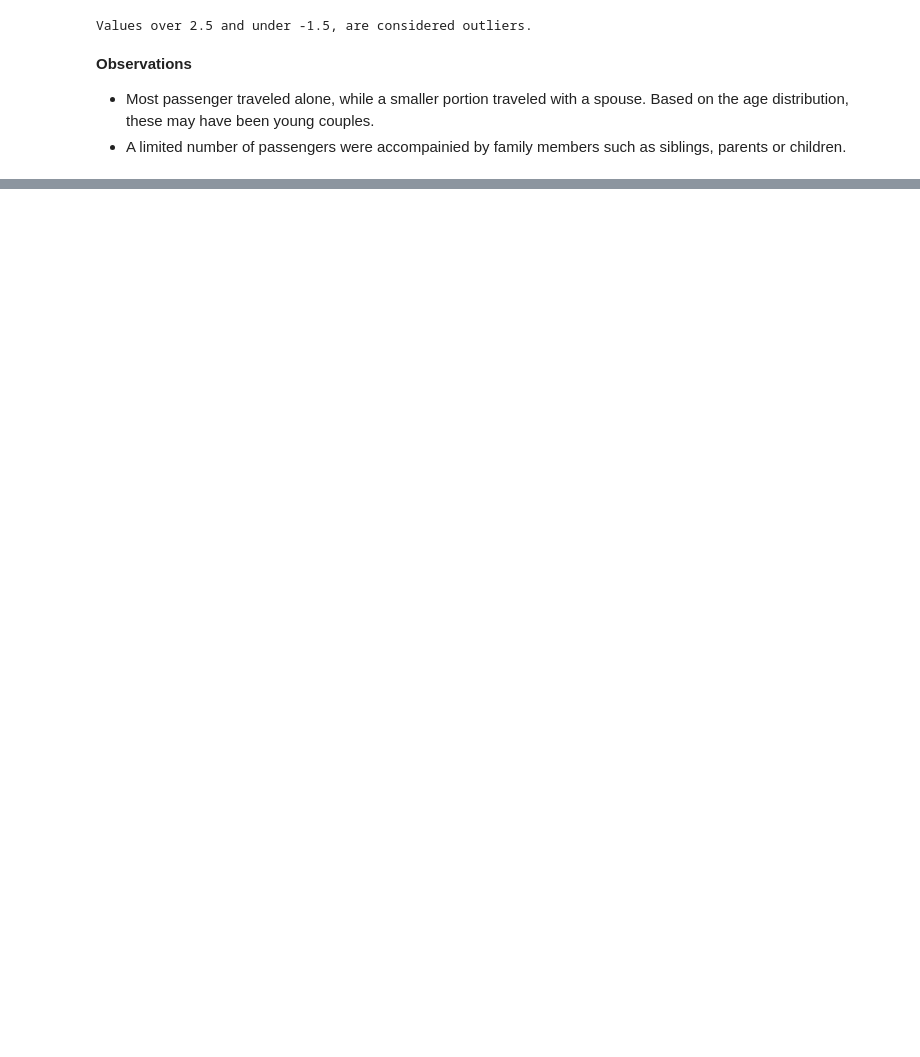
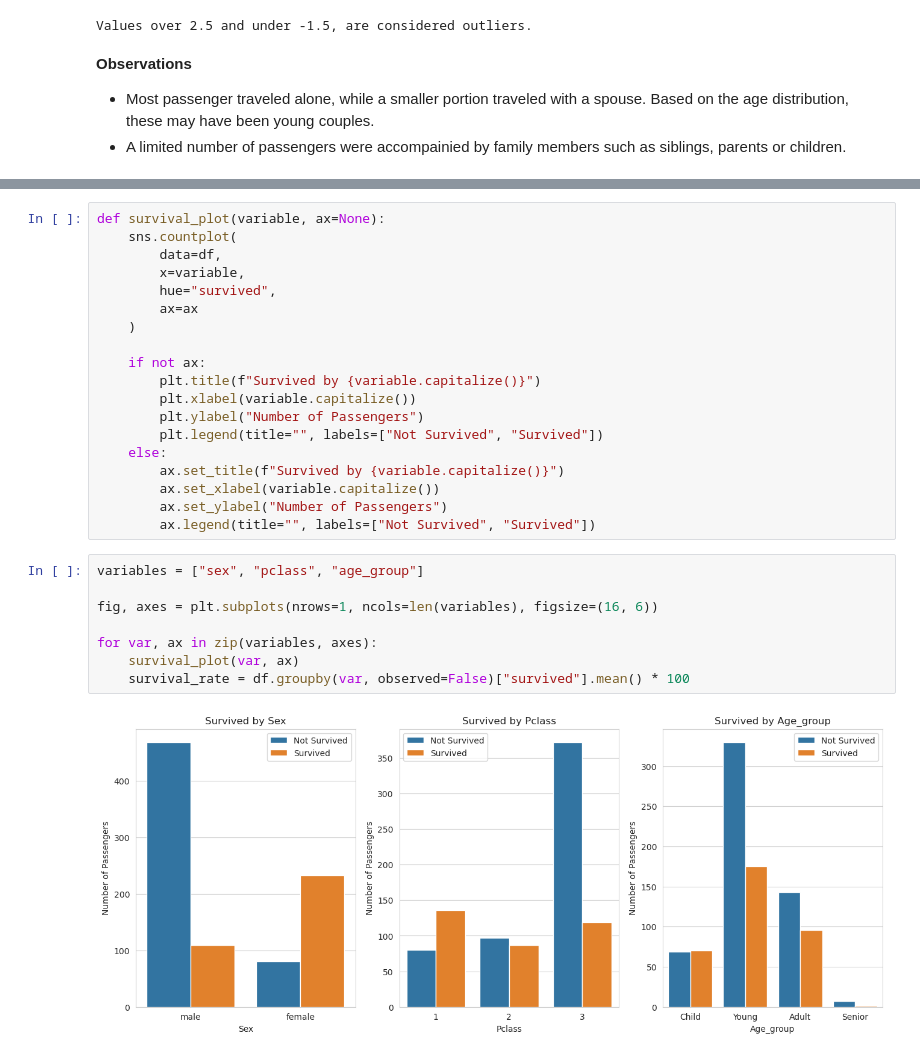
Before and after one commit to pahoalapizco/data_projects, a Jupyter notebook: notebooks/1.0-data_projects-analysis-titanic-survival.ipynb, the cells around one changed output, grey strips where cells are left out. Drawn from its saved outputs; the diff is of its cells as text; blank space fills up the shorter version.

```diff
--- a/notebooks/1.0-data_projects-analysis-titanic-survival.ipynb
+++ b/notebooks/1.0-data_projects-analysis-titanic-survival.ipynb
@@ -321,0 +328,29 @@ But, Is that true?, so lets dive deeper!
+# %%
+def survival_plot(variable, ax=None):
+	sns.countplot(
+		data=df,
+		x=variable,
+		hue="survived",
+		ax=ax
+	)
+
+	if not ax:
+		plt.title(f"Survived by {variable.capitalize()}")
+		plt.xlabel(variable.capitalize())
+		plt.ylabel("Number of Passengers")
+		plt.legend(title="", labels=["Not Survived", "Survived"])
+	else:
+		ax.set_title(f"Survived by {variable.capitalize()}")
+		ax.set_xlabel(variable.capitalize())
+		ax.set_ylabel("Number of Passengers")
+		ax.legend(title="", labels=["Not Survived", "Survived"])
+# %%
+variables = ["sex", "pclass", "age_group"]
+
+fig, axes = plt.subplots(nrows=1, ncols=len(variables), figsize=(16, 6))
+
+for var, ax in zip(variables, axes):
+	survival_plot(var, ax)
+	survival_rate = df.groupby(var, observed=False)["survived"].mean() * 100
+# %% [output]
+[figure, added]
```
Also changed, not shown: parts of 21 cells of this notebook.
